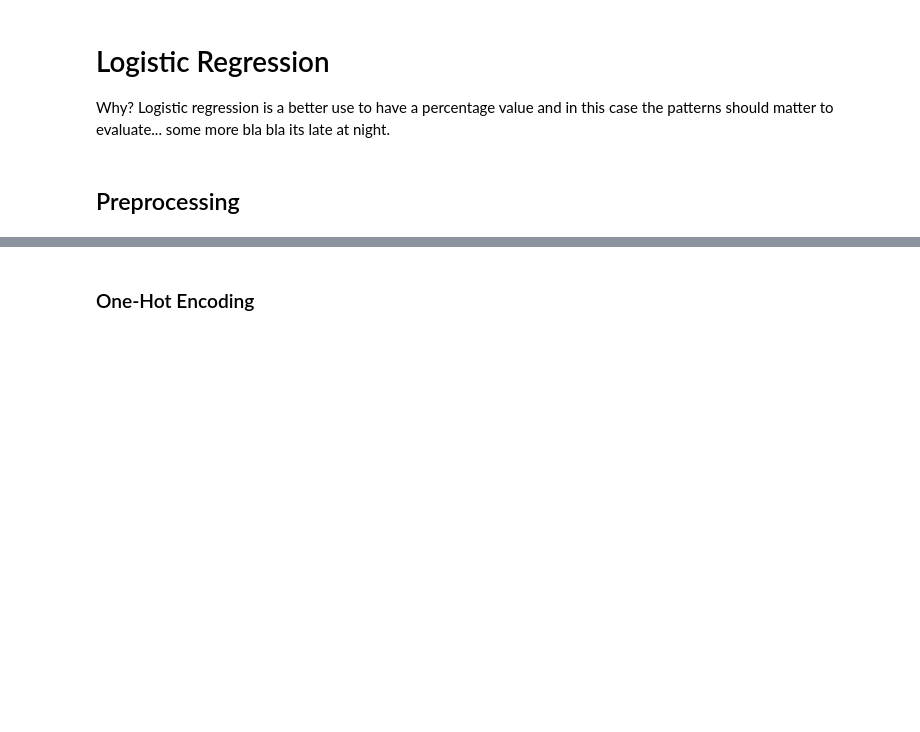
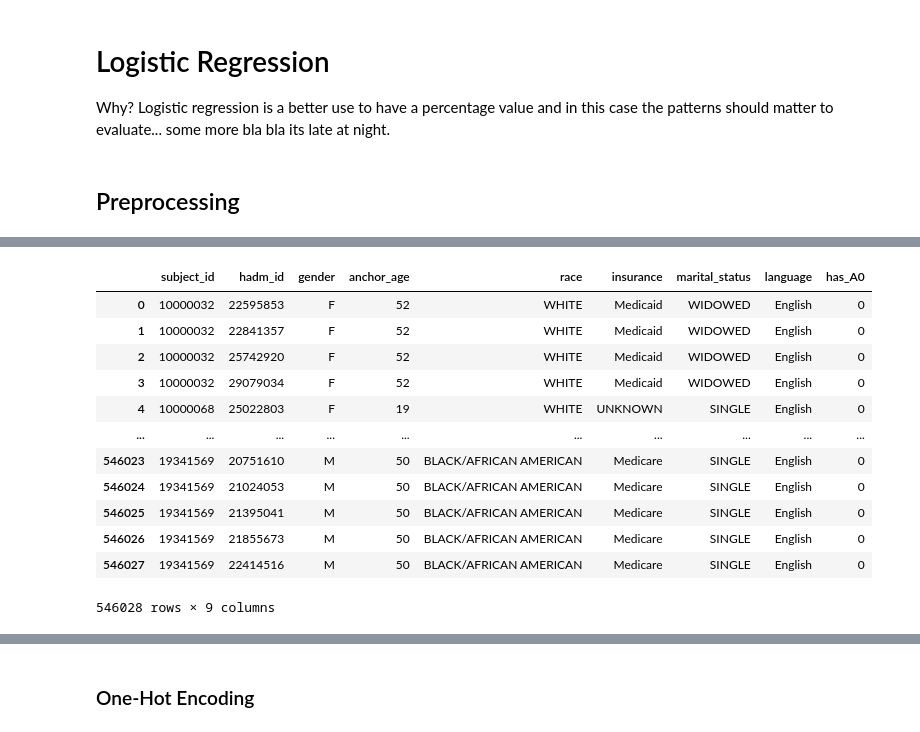
Before and after one commit to ayk-404/fs-thesis, a Jupyter notebook: data_analysis.ipynb, the cells around one changed output, grey strips where cells are left out. Drawn from its saved outputs; the diff is of its cells as text; code cells hidden in the pictures; blank space fills up the shorter version.

```diff
--- a/data_analysis.ipynb
+++ b/data_analysis.ipynb
@@ -203,9 +203,9 @@ show(df, limit=True)
 13172 rows × 2 columns
 # %%
 # count of distinct icd titles (diagnoses)
-df = sql("""SELECT *
+df_diagnoses = sql("""SELECT *
          from hosp.diagnoses_icd""")
-show(df,limit=True)
+show(df_diagnoses,limit=True)
 # %% [output]
 |  | subject_id | hadm_id | seq_num | icd_code | icd_version |
 | 0 | 10000032 | 22595853 | 1 | 5723 | 9 |
@@ -461,0 +468,31 @@ shape: (1, 9)
+# %%
+# create a column 'has_A0' indicating if patient has any diagnosis code starting with 'A0'
+has_A0 = (
+    df_diagnoses
+    .with_columns(pl.col("icd_code").str.starts_with("A0").alias("has_A0"))
+    .group_by("subject_id")
+    .agg(pl.col("has_A0").max().alias("has_A0"))
+)
+#
+#df = df.with_columns(pl.col("has_A0").cast(pl.Int8))
+
+
+df_lr = (df_lr.
+         join(has_A0, on="subject_id", how="left")
+         .with_columns(pl.col("has_A0").fill_null(False).cast(pl.Int8)))
+
+show(df_lr, limit=True)
+# %% [output]
+|  | subject_id | hadm_id | gender | anchor_age | race | insurance | marital_status | language | has_A0 |
+| 0 | 10000032 | 22595853 | F | 52 | WHITE | Medicaid | WIDOWED | English | 0 |
+| 1 | 10000032 | 22841357 | F | 52 | WHITE | Medicaid | WIDOWED | English | 0 |
+| 2 | 10000032 | 25742920 | F | 52 | WHITE | Medicaid | WIDOWED | English | 0 |
+| 3 | 10000032 | 29079034 | F | 52 | WHITE | Medicaid | WIDOWED | English | 0 |
+| 4 | 10000068 | 25022803 | F | 19 | WHITE | UNKNOWN | SINGLE | English | 0 |
+| ... | ... | ... | ... | ... | ... | ... | ... | ... | ... |
+| 546023 | 19341569 | 20751610 | M | 50 | BLACK/AFRICAN AMERICAN | Medicare | SINGLE | English | 0 |
+| 546024 | 19341569 | 21024053 | M | 50 | BLACK/AFRICAN AMERICAN | Medicare | SINGLE | English | 0 |
+| 546025 | 19341569 | 21395041 | M | 50 | BLACK/AFRICAN AMERICAN | Medicare | SINGLE | English | 0 |
+| 546026 | 19341569 | 21855673 | M | 50 | BLACK/AFRICAN AMERICAN | Medicare | SINGLE | English | 0 |
+| 546027 | 19341569 | 22414516 | M | 50 | BLACK/AFRICAN AMERICAN | Medicare | SINGLE | English | 0 |
+546028 rows × 9 columns
```
Also changed, not shown: parts of 9 cells of this notebook.
